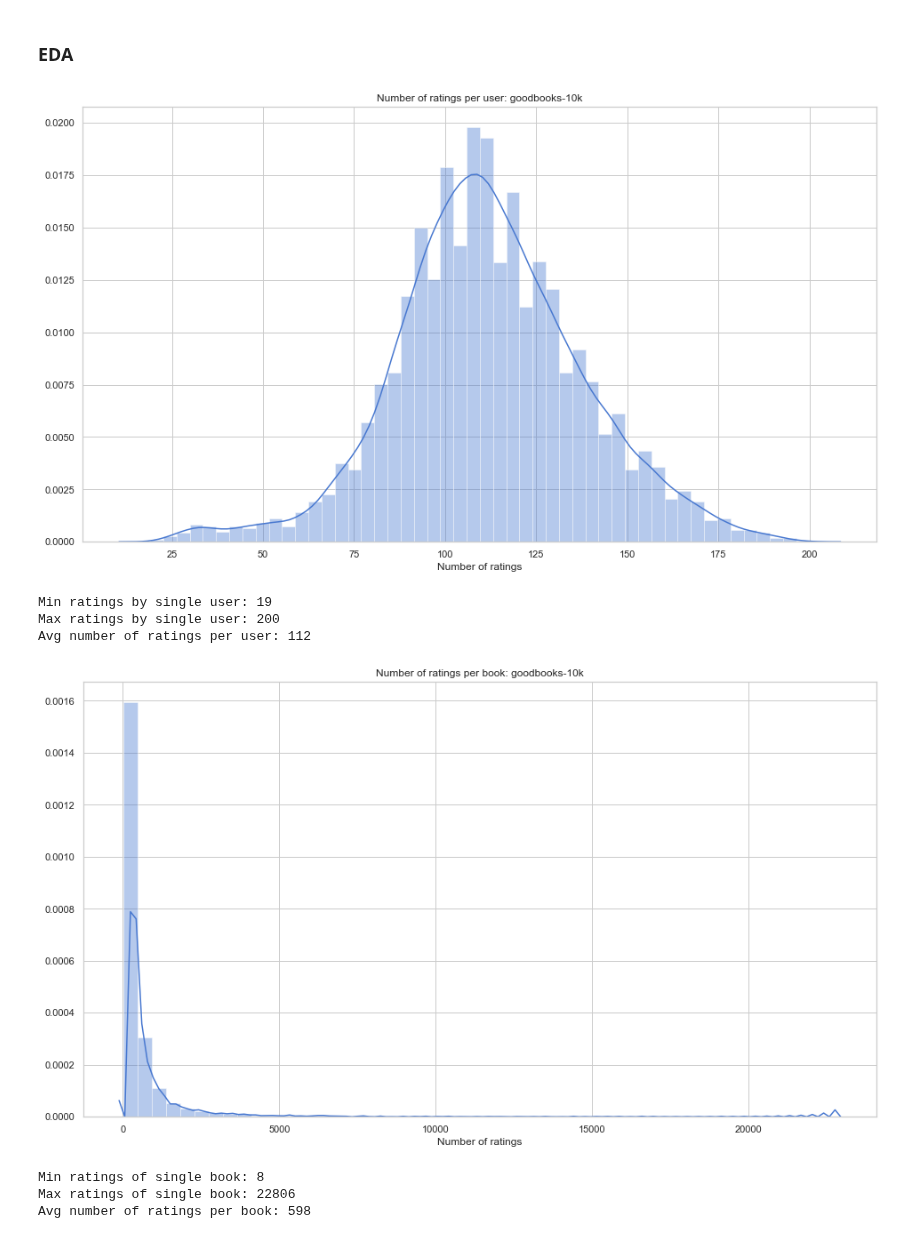
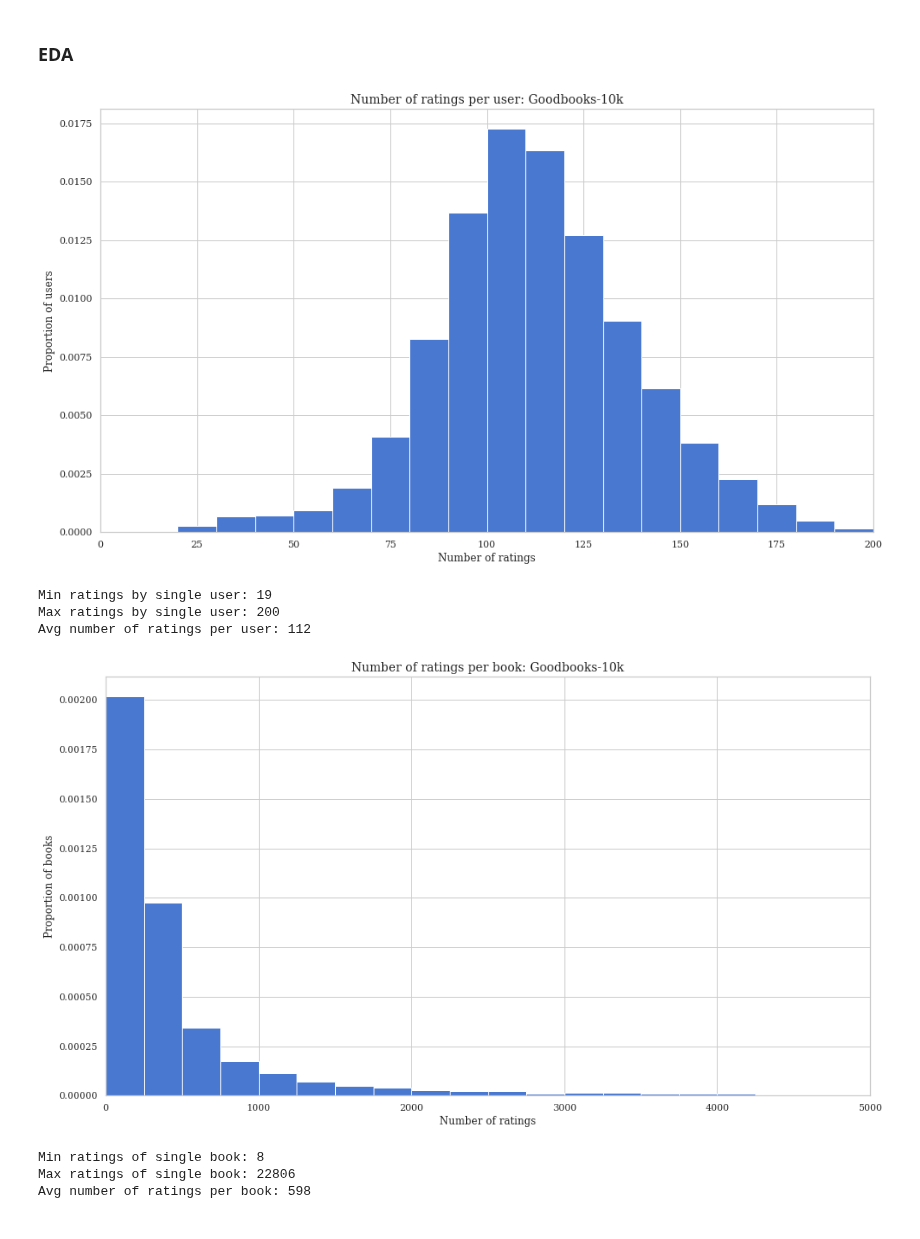
Before and after one commit to James-Leslie/deep-collaborative-filtering, a Jupyter notebook: data/train_test_goodbooks10k.ipynb, the cells around one changed output. Cells and saved outputs as stored; diff of their text form; code cells hidden in the pictures.

```diff
--- a/data/train_test_goodbooks10k.ipynb
+++ b/data/train_test_goodbooks10k.ipynb
@@ -185,38 +185,46 @@ books.head()
 ### EDA
 # %%
 sns.set(style='whitegrid', palette='muted',
-        rc={'figure.figsize': (16,9)})
+        rc={'figure.figsize': (16,9),
+            'font.family': 'serif'})
 # %%
 user_counts = df['user_id'].value_counts()
 
-sns.distplot(user_counts)
-plt.title('Number of ratings per user: goodbooks-10k')
-plt.xlabel('Number of ratings')
+plt.hist(user_counts, bins=np.arange(0,201,10), density=True)
+plt.title('Number of ratings per user: Goodbooks-10k', fontsize=14)
+plt.xlabel('Number of ratings', fontsize=12)
+plt.ylabel('Proportion of users', fontsize=12)
+plt.xlim(0, 200)
+# plt.xticks(np.arange(0,1251,250))
+plt.savefig('../figures/goodbooks_user-ratings.pdf', bbox_inches='tight')
 plt.show()
 
 # user with fewest ratings
 print('Min ratings by single user:',
       user_counts.min())
 
 # user with most ratings
 print('Max ratings by single user:',
       user_counts.max())
 
 # average number of ratings per user
 print('Avg number of ratings per user:',
       round(user_counts.mean()))
 # %% [output]
-[figure, old version]
+[figure, new version]
 Min ratings by single user: 19
 Max ratings by single user: 200
 Avg number of ratings per user: 112
 # %%
 book_counts = df['book_id'].value_counts()
 
-sns.distplot(book_counts)
-plt.title('Number of ratings per book: goodbooks-10k')
-plt.xlabel('Percentage')
-plt.xlabel('Number of ratings')
+plt.hist(book_counts, bins=np.arange(0,20001,250), density=True)
+plt.title('Number of ratings per book: Goodbooks-10k', fontsize=14)
+plt.xlabel('Number of ratings', fontsize=12)
+plt.ylabel('Proportion of books', fontsize=12)
+plt.xlim(0, 5000)
+# plt.xticks(np.arange(0,4001,500))
+plt.savefig('../figures/goodbooks-ratings.pdf', bbox_inches='tight')
 plt.show()
 
 # book with fewest ratings
@@ -231,7 +239,7 @@ print('Max ratings of single book:',
 print('Avg number of ratings per book:',
       round(book_counts.mean()))
 # %% [output]
-[figure, old version]
+[figure, new version]
 Min ratings of single book: 8
 Max ratings of single book: 22806
 Avg number of ratings per book: 598
```
Also changed, not shown: parts of 7 cells of this notebook, 44 other files.
